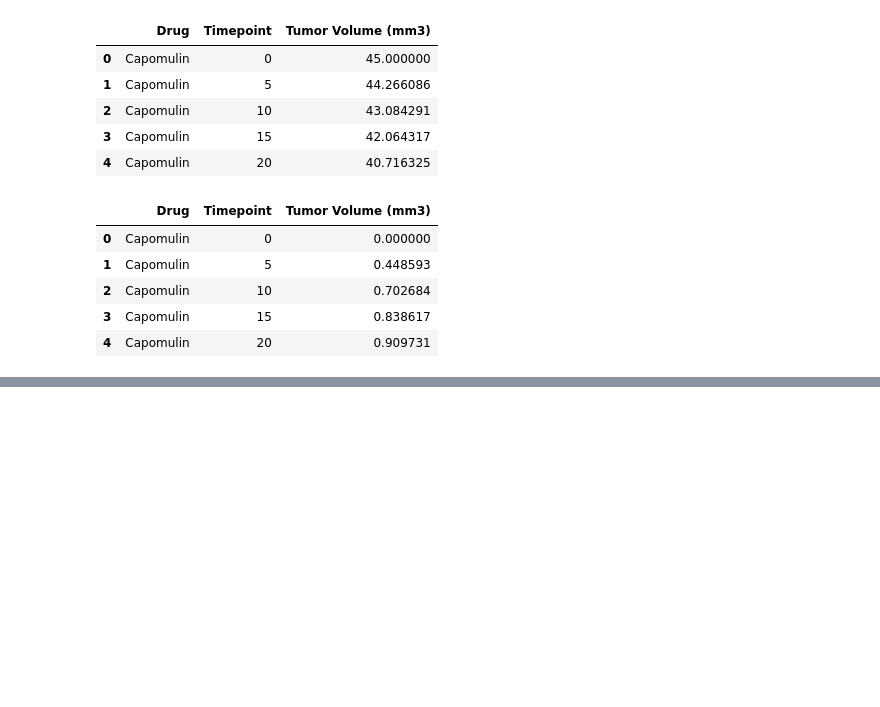
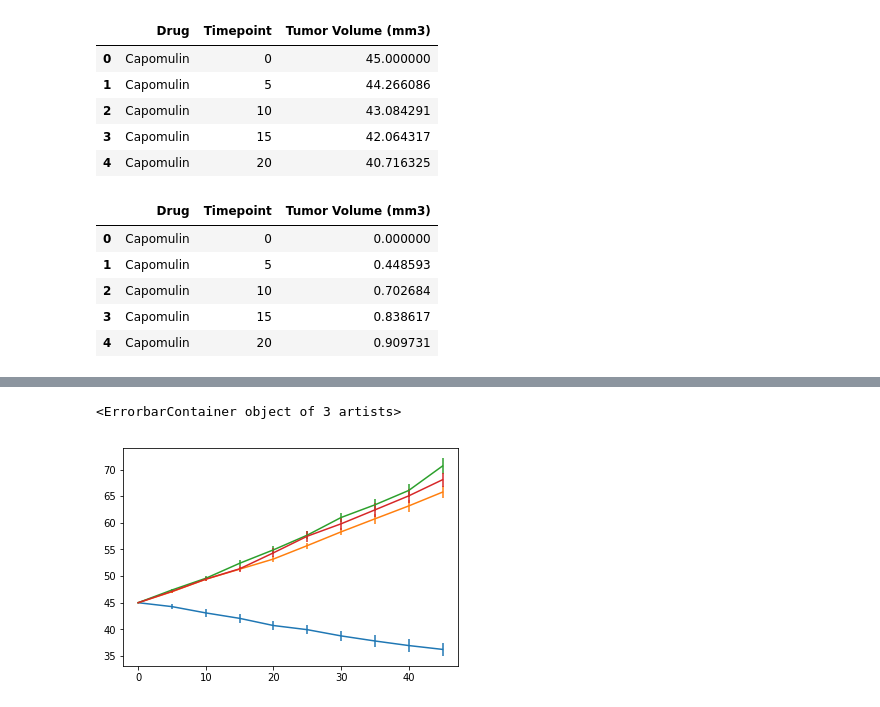
Before and after one commit to jasonzelaya/Pymaceuticals, a Jupyter notebook: pymaceuticals.ipynb, the cells around one changed output, grey strips where cells are left out. Drawn from its saved outputs; the diff is of its cells as text; code cells hidden in the pictures; blank space fills up the shorter version.

Commit message:
Pivot the mean and SEM DataFrames and start the treatment plot
Pivot the mean and standard error of the means Data Frames to properly
access the values for the error bars plot.

```diff
--- a/pymaceuticals.ipynb
+++ b/pymaceuticals.ipynb
@@ -58,14 +58,14 @@ all_data.head()
 # %% [markdown]
 ### Create a scatter plot that shows how the tumor volume changes over time for each treatment.
 # %%
-# Calculate means of "Tumor Volume (mm3)" grouped by "Drug" and "Timepoint"
-tumor_vol_means = all_data.groupby(["Drug", "Timepoint"])["Tumor Volume (mm3)"].mean()
+# Calculate mean of "Tumor Volume (mm3)" grouped by "Drug" and "Timepoint"
+tumor_vol_mean = all_data.groupby(["Drug", "Timepoint"])["Tumor Volume (mm3)"].mean()
 
 # Convert to, and flatten, DataFrame
-tumor_vol_means = pd.DataFrame(tumor_vol_means).reset_index()
+tumor_vol_mean = pd.DataFrame(tumor_vol_mean).reset_index()
 
 # Preview DataFrame
-tumor_vol_means.head()
+tumor_vol_mean.head()
 # %% [output]
 |  | Drug | Timepoint | Tumor Volume (mm3) |
 | 0 | Capomulin | 0 | 45.000000 |
@@ -107,0 +92,8 @@ Name: 39, dtype: object
+# %%
+# Pivot mean and sem DataFrames
+tumor_mean_pivot = tumor_vol_mean.pivot("Timepoint", "Drug", "Tumor Volume (mm3)")
+tumor_sem_pivot = tumor_vol_sem.pivot("Timepoint", "Drug", "Tumor Volume (mm3)")
+
+# Preview DataFrames
+display(tumor_sem_pivot.head(3))
+tumor_sem_pivot.head(3)
@@ -107,0 +111,15 @@ Name: 39, dtype: object
+# %%
+# Create figure and one subplot
+fig, ax = plt.subplots()
+
+# Generate the x-axis values
+x_axis = np.arange(0, 50, 5)
+
+# Draw error bars plot
+ax.errorbar(x_axis, tumor_mean_pivot["Capomulin"], yerr=tumor_sem_pivot["Capomulin"])
+ax.errorbar(x_axis, tumor_mean_pivot["Infubinol"], yerr=tumor_sem_pivot["Infubinol"])
+ax.errorbar(x_axis, tumor_mean_pivot["Ketapril"], yerr=tumor_sem_pivot["Ketapril"])
+ax.errorbar(x_axis, tumor_mean_pivot["Placebo"], yerr=tumor_sem_pivot["Placebo"])
+# %% [output]
+<ErrorbarContainer object of 3 artists>
+[figure, added]
```
Also changed, not shown: parts of 2 cells of this notebook.
